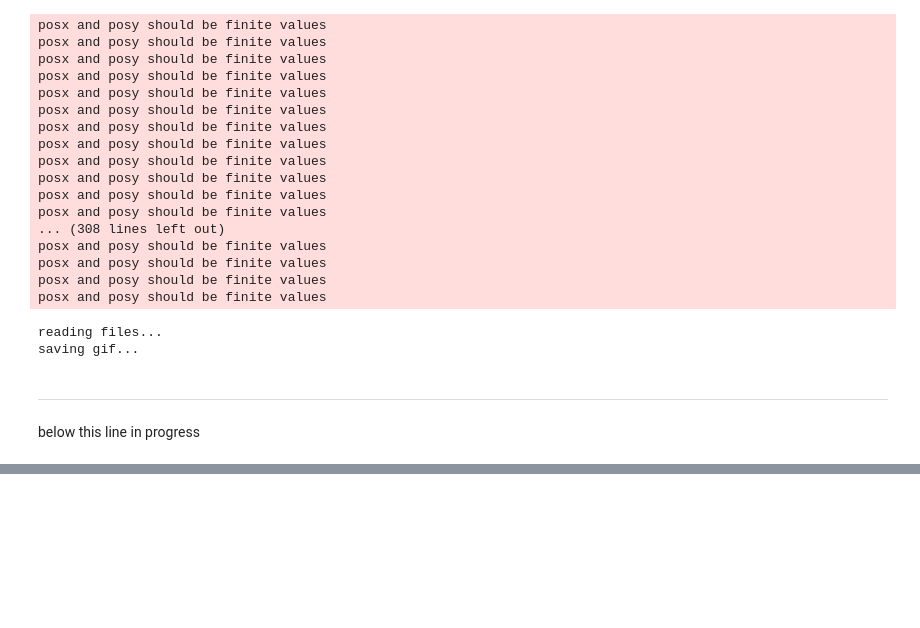
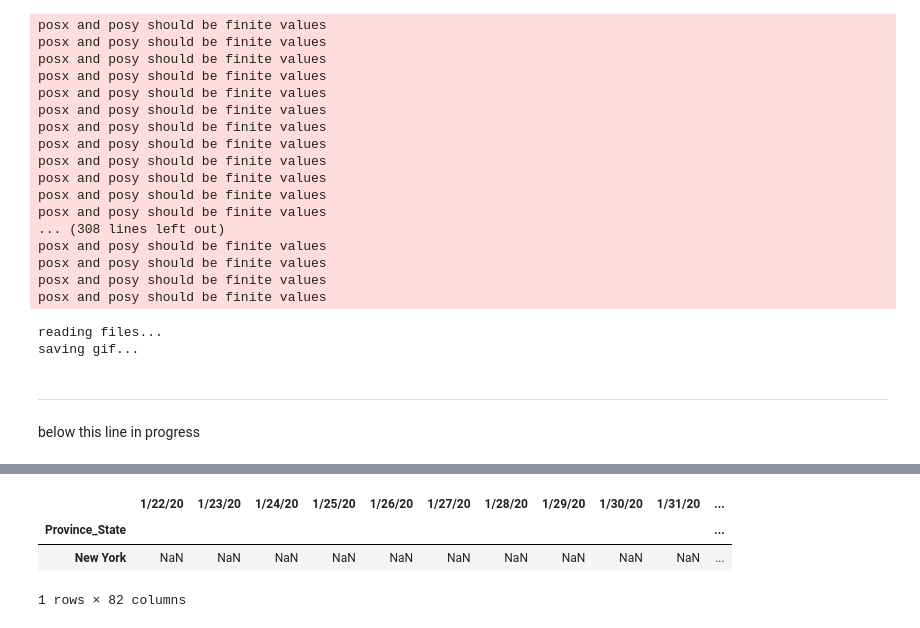
Before and after one commit to UBERCRUZER/covid19, a Jupyter notebook: notebook.ipynb, the cells around one changed output, grey strips where cells are left out. Drawn from its saved outputs; the diff is of its cells as text; code cells hidden in the pictures; blank space fills up the shorter version.

```diff
--- a/notebook.ipynb
+++ b/notebook.ipynb
@@ -345,0 +336,11 @@ datetime.datetime(2020, 4, 4, 17, 45, 19, 68520)
+# %%
+# byStateDF[byStateDF.index=='New York']
+
+stateDeathDF = deathDF.groupby('Province_State').sum()
+
+stateDeathDF[stateDeathDF.index=='New York'] / byStateDF[byStateDF.index=='New York']
+# %% [output]
+|  | 1/22/20 | 1/23/20 | 1/24/20 | 1/25/20 | 1/26/20 | 1/27/20 | 1/28/20 | 1/29/20 | 1/30/20 | 1/31/20 | ... |
+| Province_State |  |  |  |  |  |  |  |  |  |  | ... |
+| New York | NaN | NaN | NaN | NaN | NaN | NaN | NaN | NaN | NaN | NaN | ... |
+1 rows × 82 columns
```
Also changed, not shown: parts of 10 cells of this notebook, 1 other file.
